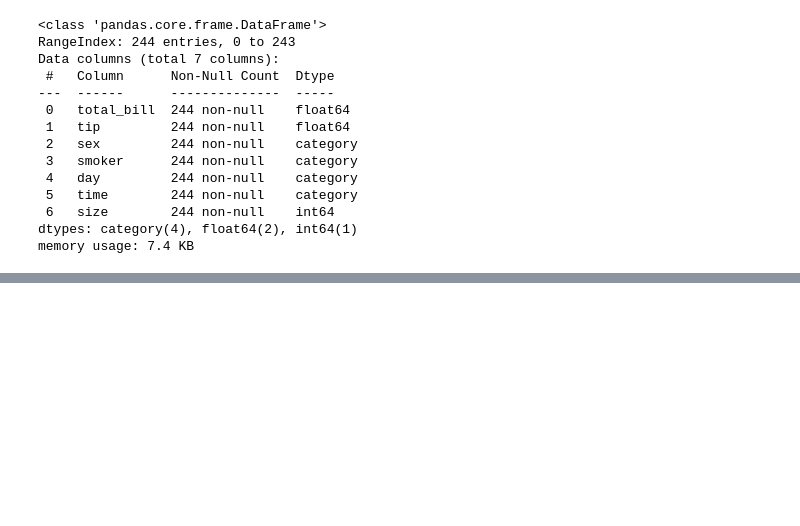
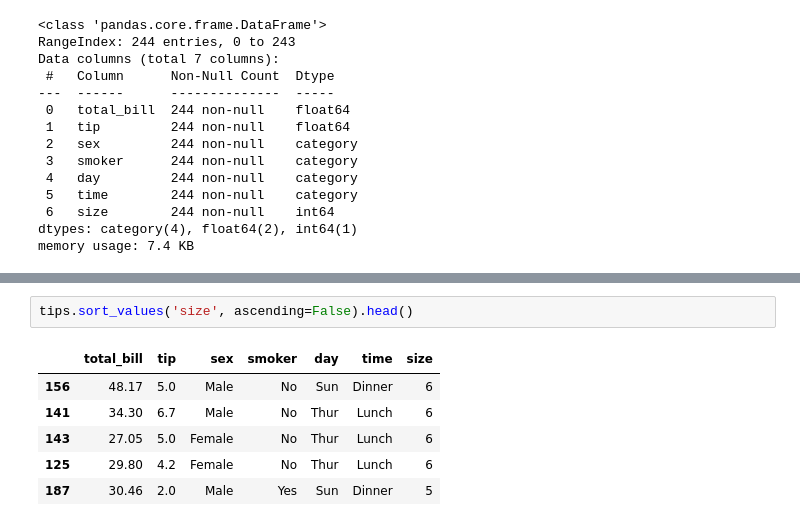
Before and after one commit to suhihy/pandas, a Jupyter notebook: 03_query_tips.ipynb, the cells around one changed output, grey strips where cells are left out. Drawn from its saved outputs; the diff is of its cells as text; blank space fills up the shorter version.

```diff
--- a/03_query_tips.ipynb
+++ b/03_query_tips.ipynb
@@ -39,0 +129,9 @@ memory usage: 7.4 KB
+# %%
+tips.sort_values('size', ascending=False).head()
+# %% [output]
+|  | total_bill | tip | sex | smoker | day | time | size |
+| 156 | 48.17 | 5.0 | Male | No | Sun | Dinner | 6 |
+| 141 | 34.30 | 6.7 | Male | No | Thur | Lunch | 6 |
+| 143 | 27.05 | 5.0 | Female | No | Thur | Lunch | 6 |
+| 125 | 29.80 | 4.2 | Female | No | Thur | Lunch | 6 |
+| 187 | 30.46 | 2.0 | Male | Yes | Sun | Dinner | 5 |
```
Also changed, not shown: parts of 23 cells of this notebook, 6 other files.
